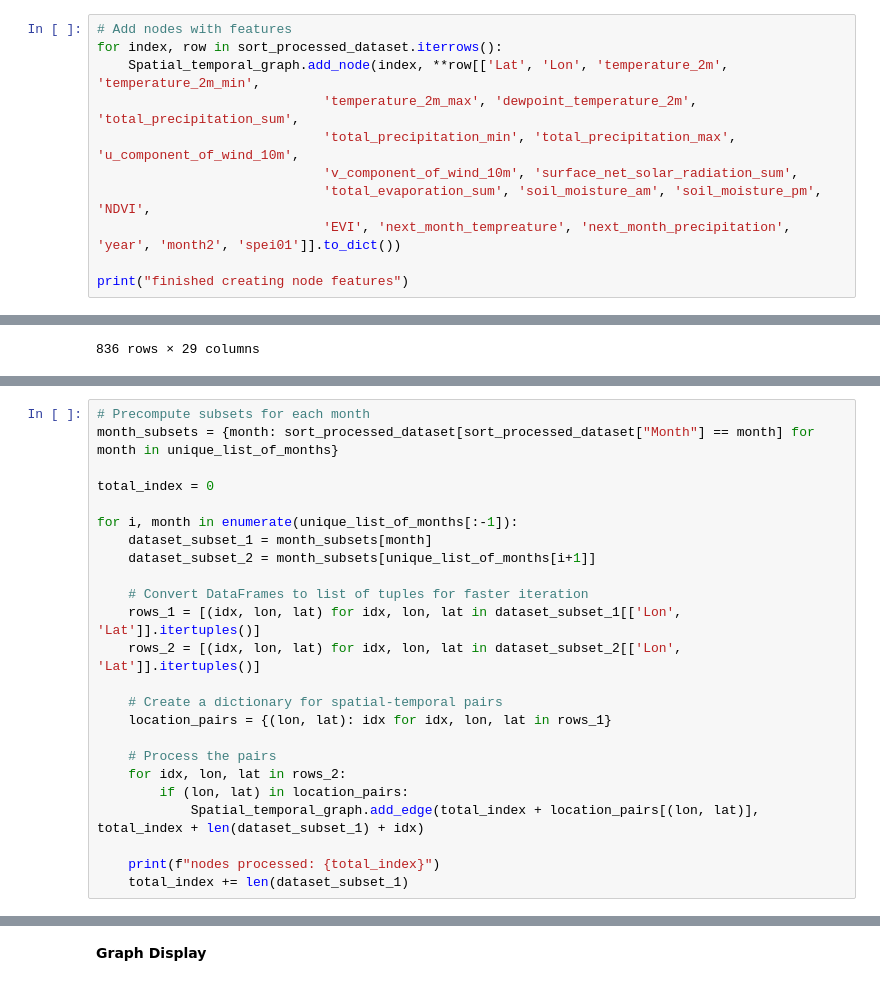
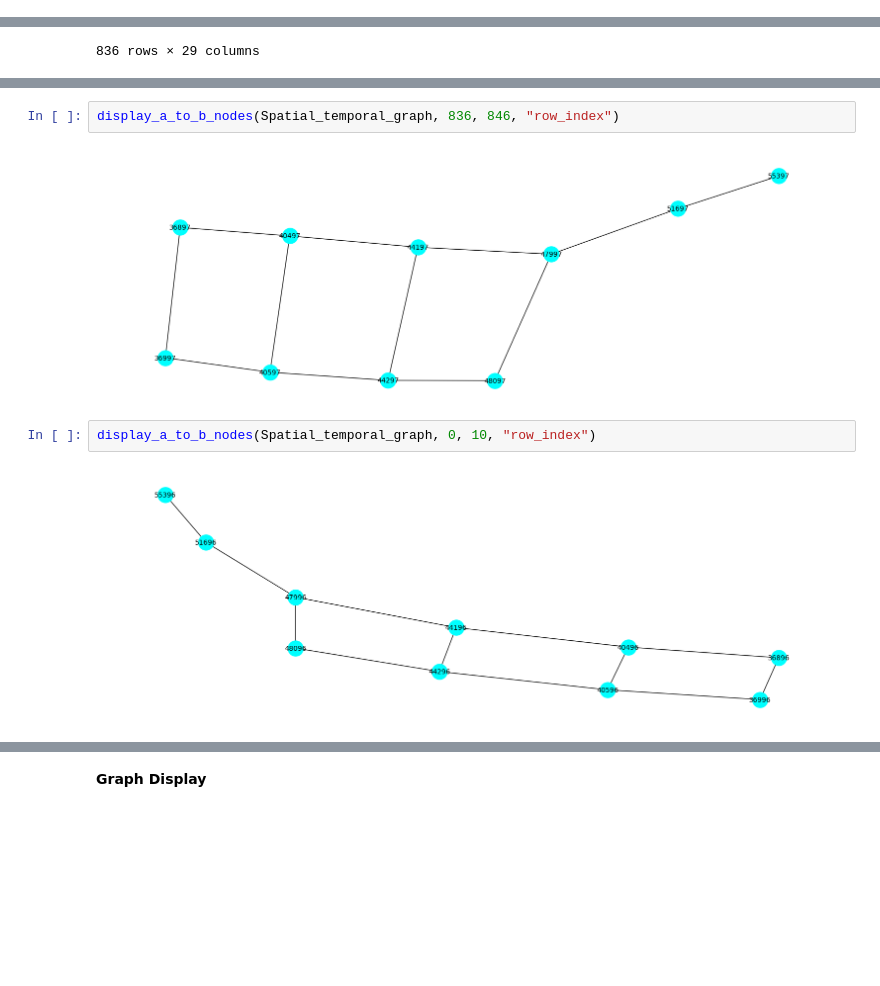
Before and after one commit to RoyZhaoGA/DroughtForecastAI, a Jupyter notebook: Spatial_GNNDroughtPrediction200k.ipynb, the cells around one changed output, grey strips where cells are left out. Cells and saved outputs as stored; diff of their text form; blank space fills up the shorter version.

```diff
--- a/Spatial_GNNDroughtPrediction200k.ipynb
+++ b/Spatial_GNNDroughtPrediction200k.ipynb
@@ -169,12 +108 @@ print("finished creating node features")
 finished creating node features
-# %%
-# Add nodes with features
-for index, row in sort_processed_dataset.iterrows():
-    Spatial_temporal_graph.add_node(index, **row[['Lat', 'Lon', 'temperature_2m', 'temperature_2m_min',
-                             'temperature_2m_max', 'dewpoint_temperature_2m', 'total_precipitation_sum',
-                             'total_precipitation_min', 'total_precipitation_max', 'u_component_of_wind_10m',
-                             'v_component_of_wind_10m', 'surface_net_solar_radiation_sum',
-                             'total_evaporation_sum', 'soil_moisture_am', 'soil_moisture_pm', 'NDVI',
-                             'EVI', 'next_month_tempreature', 'next_month_precipitation', 'year', 'month2', 'spei01']].to_dict())
-
-print("finished creating node features")
@@ -432,24 +333,0 @@ display_a_to_b_nodes(Spatial_temporal_graph, 10010, 10100, "Lon")
-# %%
-# Precompute subsets for each month
-month_subsets = {month: sort_processed_dataset[sort_processed_dataset["Month"] == month] for month in unique_list_of_months}
-
-total_index = 0
-
-for i, month in enumerate(unique_list_of_months[:-1]):
-    dataset_subset_1 = month_subsets[month]
-    dataset_subset_2 = month_subsets[unique_list_of_months[i+1]]
-
-    # Convert DataFrames to list of tuples for faster iteration
-    rows_1 = [(idx, lon, lat) for idx, lon, lat in dataset_subset_1[['Lon', 'Lat']].itertuples()]
-    rows_2 = [(idx, lon, lat) for idx, lon, lat in dataset_subset_2[['Lon', 'Lat']].itertuples()]
-
-    # Create a dictionary for spatial-temporal pairs
-    location_pairs = {(lon, lat): idx for idx, lon, lat in rows_1}
-
-    # Process the pairs
-    for idx, lon, lat in rows_2:
-        if (lon, lat) in location_pairs:
-            Spatial_temporal_graph.add_edge(total_index + location_pairs[(lon, lat)], total_index + len(dataset_subset_1) + idx)
-
-    print(f"nodes processed: {total_index}")
-    total_index += len(dataset_subset_1)
@@ -480,3 +334,11 @@ KeyError: ignored
+# %%
+display_a_to_b_nodes(Spatial_temporal_graph, 836, 846, "row_index")
+# %% [output]
+[figure, added]
+# %%
+display_a_to_b_nodes(Spatial_temporal_graph, 0, 10, "row_index")
+# %% [output]
+[figure, added]
 # %%
 #Create Temporal Edges
 total_index=0
```
Also changed, not shown: parts of 33 cells of this notebook.
